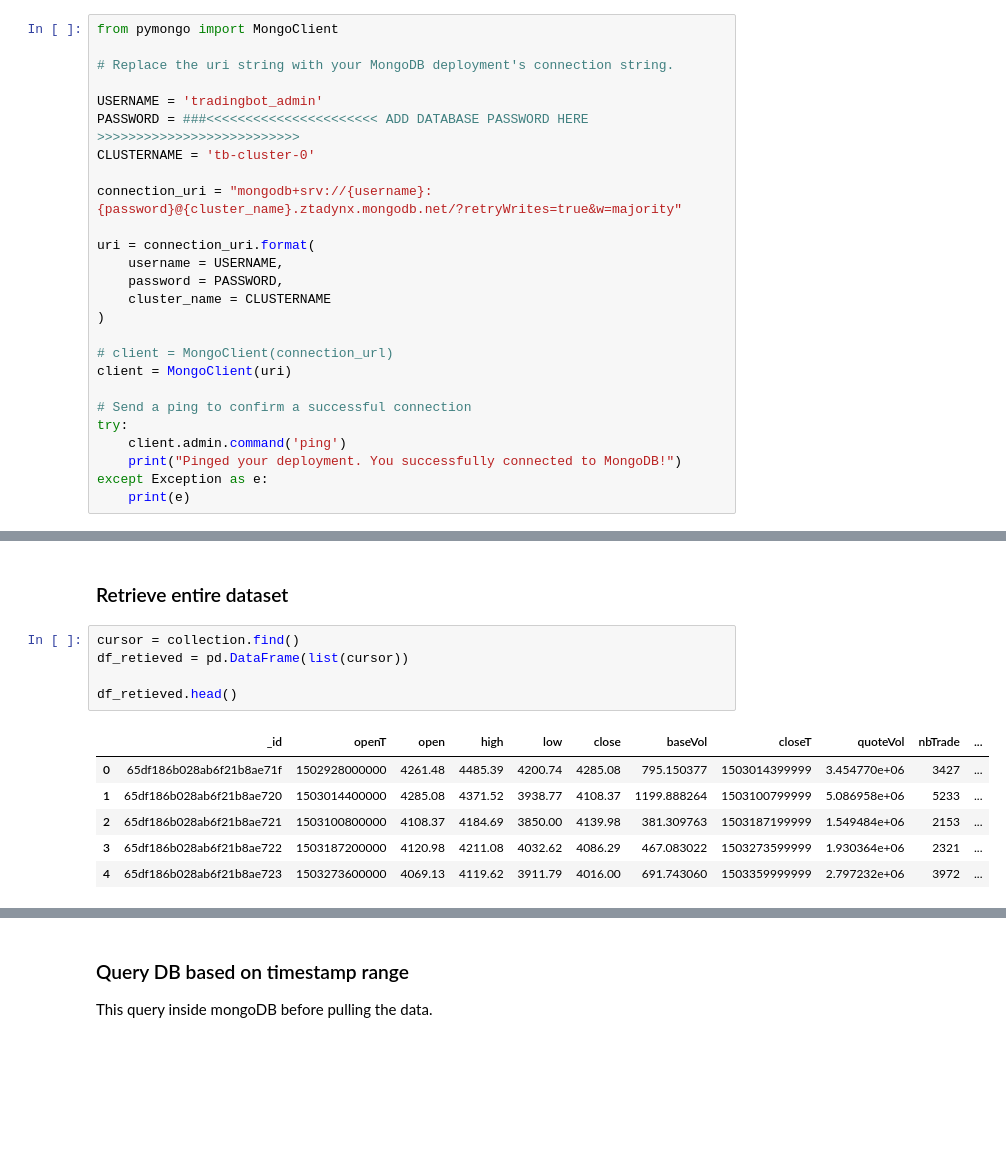
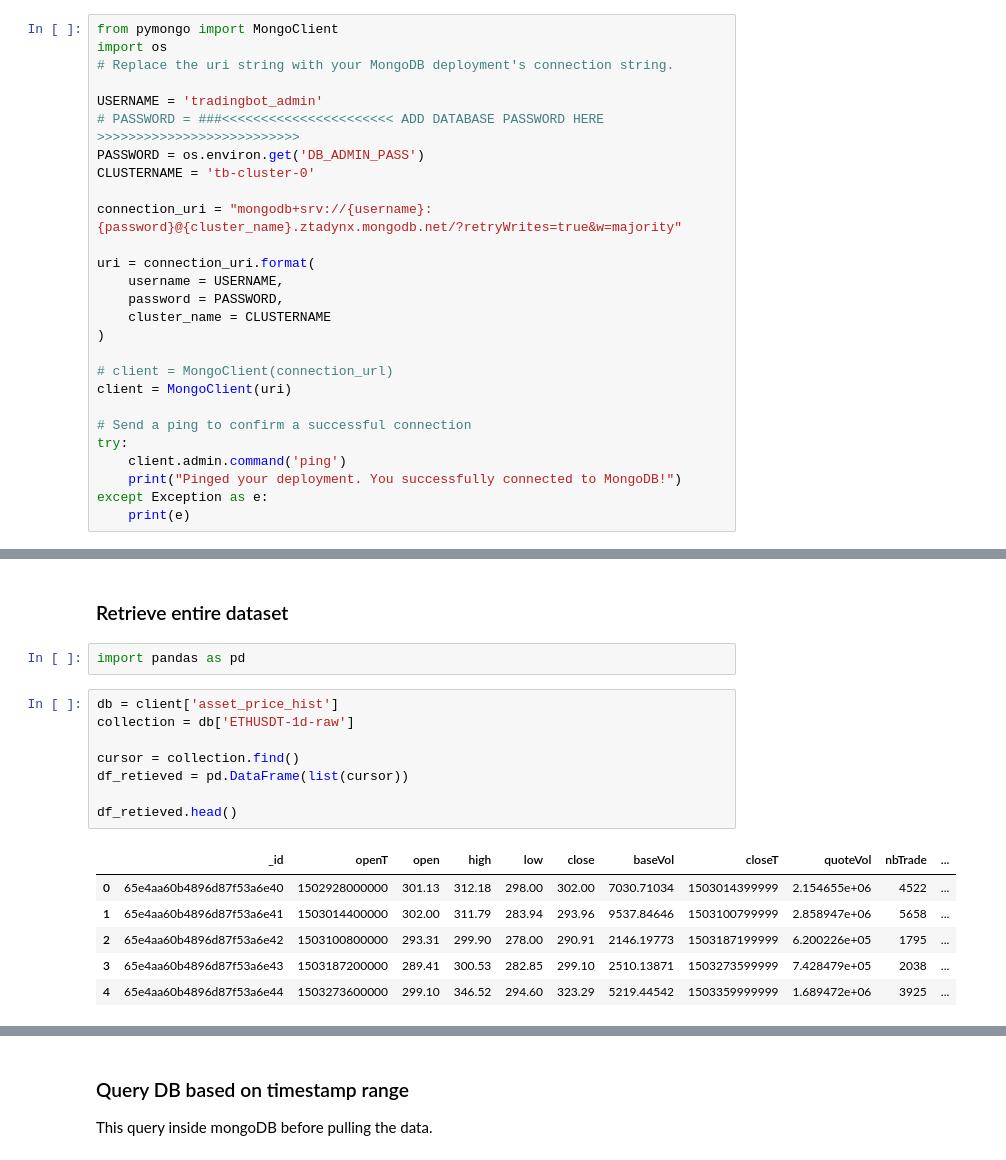
Before and after one commit to RamiroHR/TradingBotApp_mlops, a Jupyter notebook: notebooks/Test_MongoDB.ipynb, the cells around one changed output, grey strips where cells are left out. Saved outputs shown, nothing was run; the diff lists cells and outputs as text; blank space fills up the shorter version.

```diff
--- a/notebooks/Test_MongoDB.ipynb
+++ b/notebooks/Test_MongoDB.ipynb
@@ -5,11 +5,12 @@ Update code chossing an existent databse and collections on the connected cluste
 Do not forget to close the connection on the last cell.
 # %%
 from pymongo import MongoClient
-
+import os
 # Replace the uri string with your MongoDB deployment's connection string.
 
 USERNAME = 'tradingbot_admin'
-PASSWORD = ###<<<<<<<<<<<<<<<<<<<<<< ADD DATABASE PASSWORD HERE >>>>>>>>>>>>>>>>>>>>>>>>>>
+# PASSWORD = ###<<<<<<<<<<<<<<<<<<<<<< ADD DATABASE PASSWORD HERE >>>>>>>>>>>>>>>>>>>>>>>>>>
+PASSWORD = os.environ.get('DB_ADMIN_PASS')
 CLUSTERNAME = 'tb-cluster-0'
 
 connection_uri = "mongodb+srv://{username}:{password}@{cluster_name}.ztadynx.mongodb.net/?retryWrites=true&w=majority"
@@ -426,15 +429,20 @@ collection.insert_many(data)
 InsertManyResult([ObjectId('65df186b028ab6f21b8ae71f'), ObjectId('65df186b028ab6f21b8ae720'), ObjectId('65df186b028ab6f21b8ae721'), ObjectId('65df186b028ab6f21b8ae722'), ObjectId('65df186b028ab6f21b8a ...
 # %% [markdown]
 ### Retrieve entire dataset
+# %%
+import pandas as pd
 # %%
+db = client['asset_price_hist']
+collection = db['ETHUSDT-1d-raw']
+
 cursor = collection.find()
 df_retieved = pd.DataFrame(list(cursor))
 
 df_retieved.head()
 # %% [output]
 |  | _id | openT | open | high | low | close | baseVol | closeT | quoteVol | nbTrade | ... |
-| 0 | 65df186b028ab6f21b8ae71f | 1502928000000 | 4261.48 | 4485.39 | 4200.74 | 4285.08 | 795.150377 | 1503014399999 | 3.454770e+06 | 3427 | ... |
-| 1 | 65df186b028ab6f21b8ae720 | 1503014400000 | 4285.08 | 4371.52 | 3938.77 | 4108.37 | 1199.888264 | 1503100799999 | 5.086958e+06 | 5233 | ... |
-| 2 | 65df186b028ab6f21b8ae721 | 1503100800000 | 4108.37 | 4184.69 | 3850.00 | 4139.98 | 381.309763 | 1503187199999 | 1.549484e+06 | 2153 | ... |
-| 3 | 65df186b028ab6f21b8ae722 | 1503187200000 | 4120.98 | 4211.08 | 4032.62 | 4086.29 | 467.083022 | 1503273599999 | 1.930364e+06 | 2321 | ... |
-| 4 | 65df186b028ab6f21b8ae723 | 1503273600000 | 4069.13 | 4119.62 | 3911.79 | 4016.00 | 691.743060 | 1503359999999 | 2.797232e+06 | 3972 | ... |
+| 0 | 65e4aa60b4896d87f53a6e40 | 1502928000000 | 301.13 | 312.18 | 298.00 | 302.00 | 7030.71034 | 1503014399999 | 2.154655e+06 | 4522 | ... |
+| 1 | 65e4aa60b4896d87f53a6e41 | 1503014400000 | 302.00 | 311.79 | 283.94 | 293.96 | 9537.84646 | 1503100799999 | 2.858947e+06 | 5658 | ... |
+| 2 | 65e4aa60b4896d87f53a6e42 | 1503100800000 | 293.31 | 299.90 | 278.00 | 290.91 | 2146.19773 | 1503187199999 | 6.200226e+05 | 1795 | ... |
+| 3 | 65e4aa60b4896d87f53a6e43 | 1503187200000 | 289.41 | 300.53 | 282.85 | 299.10 | 2510.13871 | 1503273599999 | 7.428479e+05 | 2038 | ... |
+| 4 | 65e4aa60b4896d87f53a6e44 | 1503273600000 | 299.10 | 346.52 | 294.60 | 323.29 | 5219.44542 | 1503359999999 | 1.689472e+06 | 3925 | ... |
```
Also changed, not shown: parts of 2 cells of this notebook.
